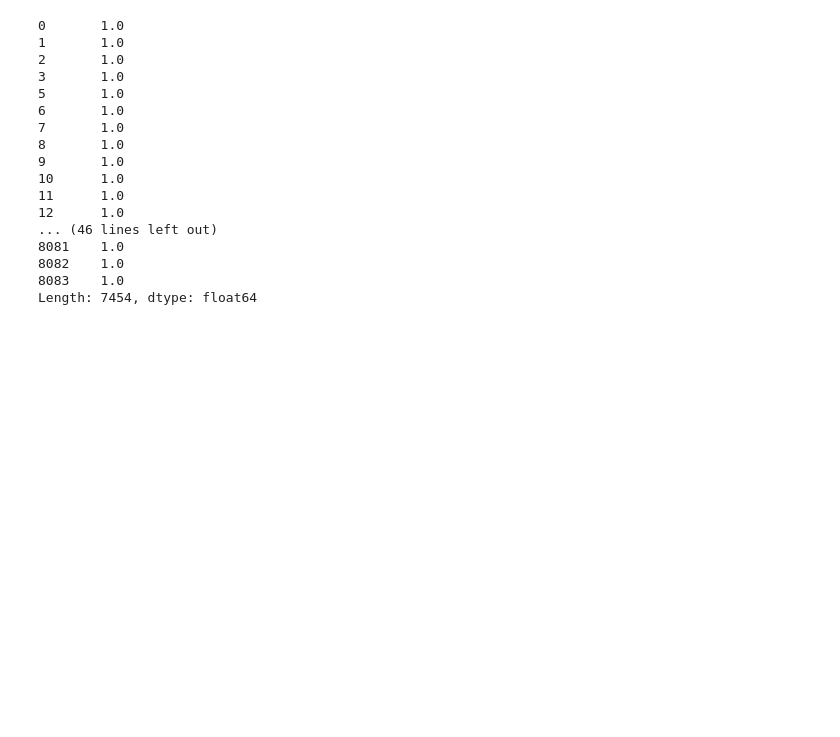
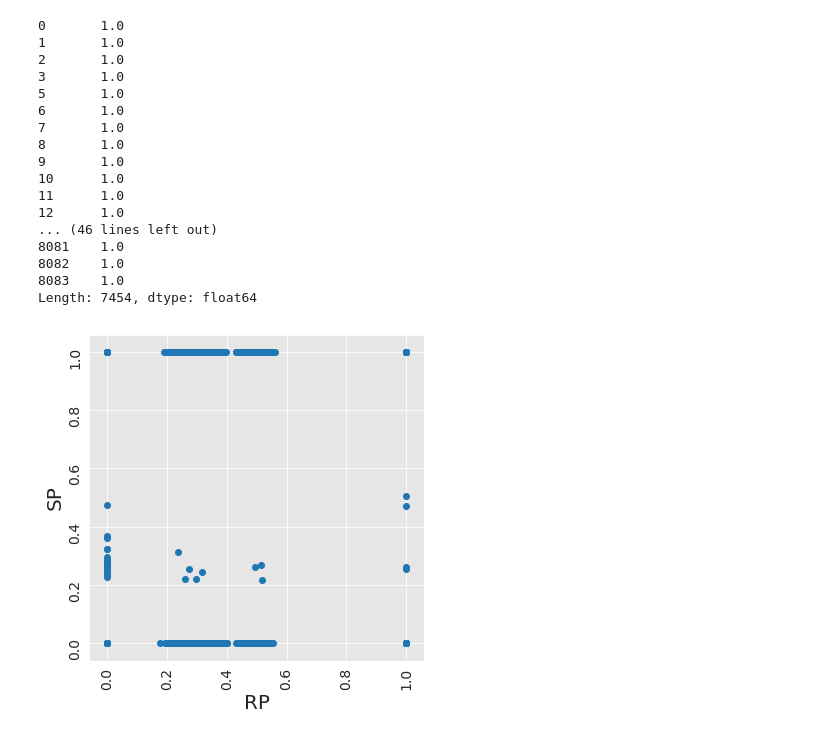
Before and after one commit to zeroknowledgediscovery/mlexpress_, a Jupyter notebook: perturbation_example/Untitled.ipynb, the cells around one changed output. Saved outputs shown, nothing was run; the diff lists cells and outputs as text; code cells hidden in the pictures; blank space fills up the shorter version.

```diff
--- a/perturbation_example/Untitled.ipynb
+++ b/perturbation_example/Untitled.ipynb
@@ -105,0 +103,87 @@ Length: 7454, dtype: float64
+# %%
+fig=plt.figure(figsize=[6,6])
+plt.scatter(rf_.loc['A'],sf_.loc['A'])
+ax=plt.gca()
+plt.gca().set_xlabel('RP',fontsize=20)
+plt.gca().set_ylabel('SP',fontsize=20)
+for tick in ax.yaxis.get_major_ticks():
+    tick.label.set_fontsize(14)
+    # specify integer or one of preset strings, e.g.
+    #tick.label.set_fontsize('x-small')
+    tick.label.set_rotation('vertical')
+for tick in ax.xaxis.get_major_ticks():
+    tick.label.set_fontsize(14)
+    # specify integer or one of preset strings, e.g.
+    #tick.label.set_fontsize('x-small')
+    tick.label.set_rotation('vertical')
+
+
+#ax.title()
+
+plt.savefig('rsA.pdf',dpi=200,transparent=False,bbox_inches='tight',pad_inches=0)
+
+fig=plt.figure(figsize=[6,6])
+plt.scatter(rf_.loc['T'],sf_.loc['T'])
+ax=plt.gca()
+plt.gca().set_xlabel('RP',fontsize=20)
+plt.gca().set_ylabel('SP',fontsize=20)
+for tick in ax.yaxis.get_major_ticks():
+    tick.label.set_fontsize(14)
+    # specify integer or one of preset strings, e.g.
+    #tick.label.set_fontsize('x-small')
+    tick.label.set_rotation('vertical')
+for tick in ax.xaxis.get_major_ticks():
+    tick.label.set_fontsize(14)
+    # specify integer or one of preset strings, e.g.
+    #tick.label.set_fontsize('x-small')
+    tick.label.set_rotation('vertical')
+
+
+#ax.title()
+
+plt.savefig('rsT.pdf',dpi=200,transparent=False,bbox_inches='tight',pad_inches=0)
+
+fig=plt.figure(figsize=[6,6])
+plt.scatter(rf_.loc['G'],sf_.loc['G'])
+ax=plt.gca()
+plt.gca().set_xlabel('RP',fontsize=20)
+plt.gca().set_ylabel('SP',fontsize=20)
+for tick in ax.yaxis.get_major_ticks():
+    tick.label.set_fontsize(14)
+    # specify integer or one of preset strings, e.g.
+    #tick.label.set_fontsize('x-small')
+    tick.label.set_rotation('vertical')
+for tick in ax.xaxis.get_major_ticks():
+    tick.label.set_fontsize(14)
+    # specify integer or one of preset strings, e.g.
+    #tick.label.set_fontsize('x-small')
+    tick.label.set_rotation('vertical')
+
+
+#ax.title()
+
+plt.savefig('rsG.pdf',dpi=200,transparent=False,bbox_inches='tight',pad_inches=0)
+
+fig=plt.figure(figsize=[6,6])
+
+plt.scatter(rf_.loc['C'],sf_.loc['C'])
+ax=plt.gca()
+plt.gca().set_xlabel('RP',fontsize=20)
+plt.gca().set_ylabel('SP',fontsize=20)
+for tick in ax.yaxis.get_major_ticks():
+    tick.label.set_fontsize(14)
+    # specify integer or one of preset strings, e.g.
+    #tick.label.set_fontsize('x-small')
+    tick.label.set_rotation('vertical')
+for tick in ax.xaxis.get_major_ticks():
+    tick.label.set_fontsize(14)
+    # specify integer or one of preset strings, e.g.
+    #tick.label.set_fontsize('x-small')
+    tick.label.set_rotation('vertical')
+
+
+#ax.title()
+
+plt.savefig('rsC.pdf',dpi=200,transparent=False,bbox_inches='tight',pad_inches=0)
+# %% [output]
+[figure, added]
```
Also changed, not shown: parts of 11 cells of this notebook, 10 other files.
